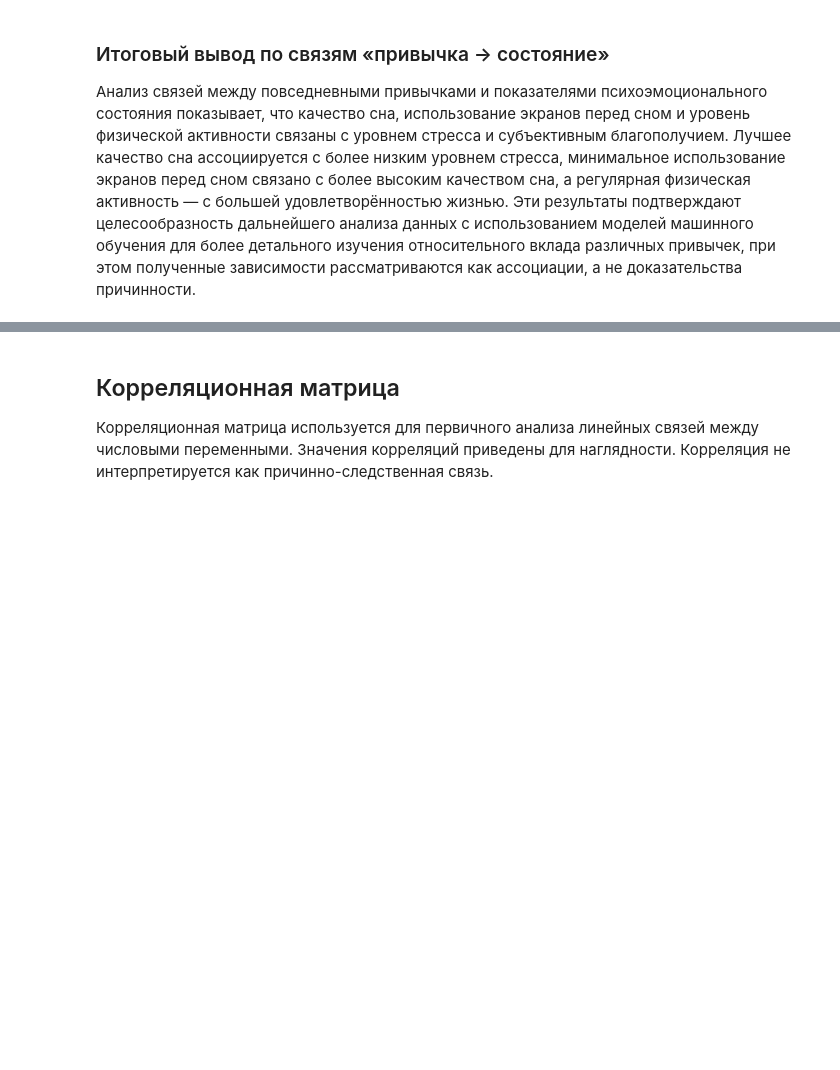
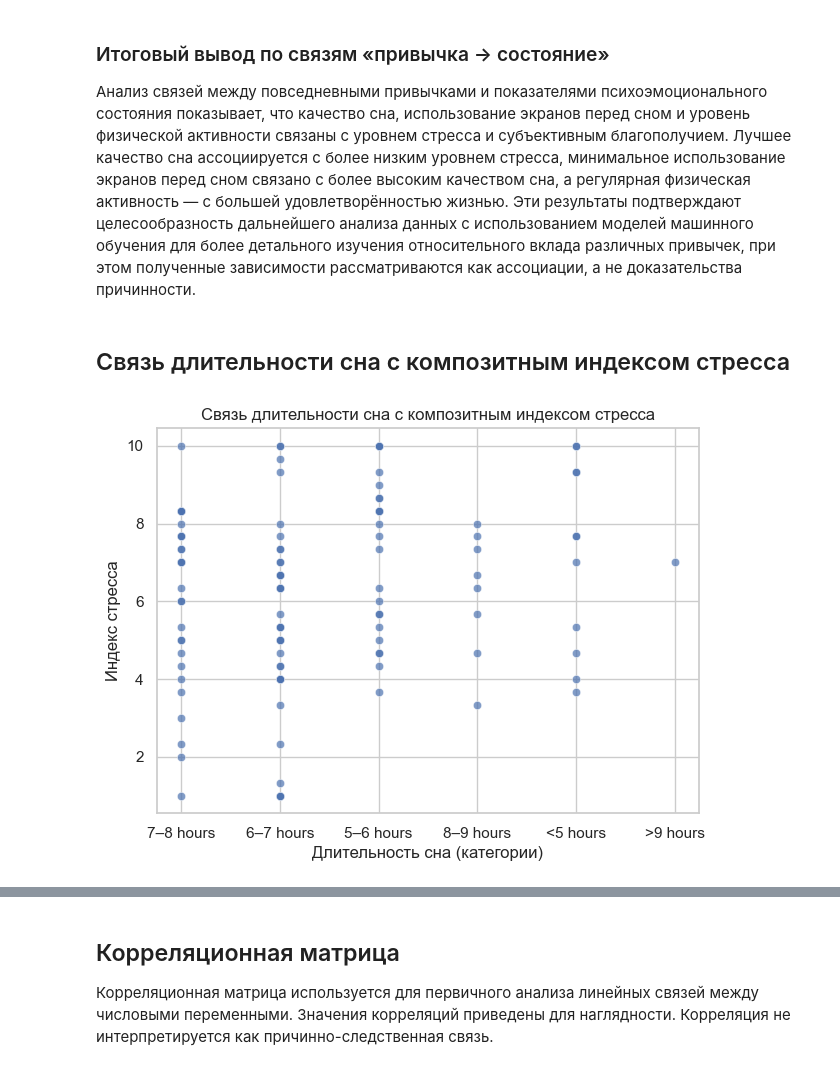
Before and after one commit to JohnnyIsNotAvailable/data-mining-final-2025f, a Jupyter notebook: notebooks/02_EDA.ipynb, the cells around one changed output, grey strips where cells are left out. Drawn from its saved outputs; the diff is of its cells as text; code cells hidden in the pictures; blank space fills up the shorter version.

```diff
--- a/notebooks/02_EDA.ipynb
+++ b/notebooks/02_EDA.ipynb
@@ -254,3 +254,26 @@ plt.show()
 ### Итоговый вывод по связям «привычка → состояние»
 
 Анализ связей между повседневными привычками и показателями психоэмоционального состояния показывает, что качество сна, использование экранов перед сном и уровень физической активности связаны с уровнем стресса и субъективным благополучием. Лучшее качество сна ассоциируется с более низким уровнем стресса, минимальное использование экранов перед сном связано с более высоким качеством сна, а регулярная физическая активность — с большей удовлетворённостью жизнью. Эти результаты подтверждают целесообразность дальнейшего анализа данных с использованием моделей машинного обучения для более детального изучения относительного вклада различных привычек, при этом полученные зависимости рассматриваются как ассоциации, а не доказательства причинности.
+# %% [markdown]
+## Связь длительности сна с композитным индексом стресса
+# %%
+df["stress_index"] = df[
+    ["stress_current", "stress_week", "stress_month"]
+].mean(axis=1)
+# %%
+plt.figure(figsize=(7, 5))
+
+sns.scatterplot(
+    data=df,
+    x="sleep_duration",
+    y="stress_index",
+    alpha=0.7
+)
+
+plt.title("Связь длительности сна с композитным индексом стресса")
+plt.xlabel("Длительность сна (категории)")
+plt.ylabel("Индекс стресса")
+
+plt.show()
+# %% [output]
+[figure, added]
```
Also changed, not shown: parts of 10 cells of this notebook.
